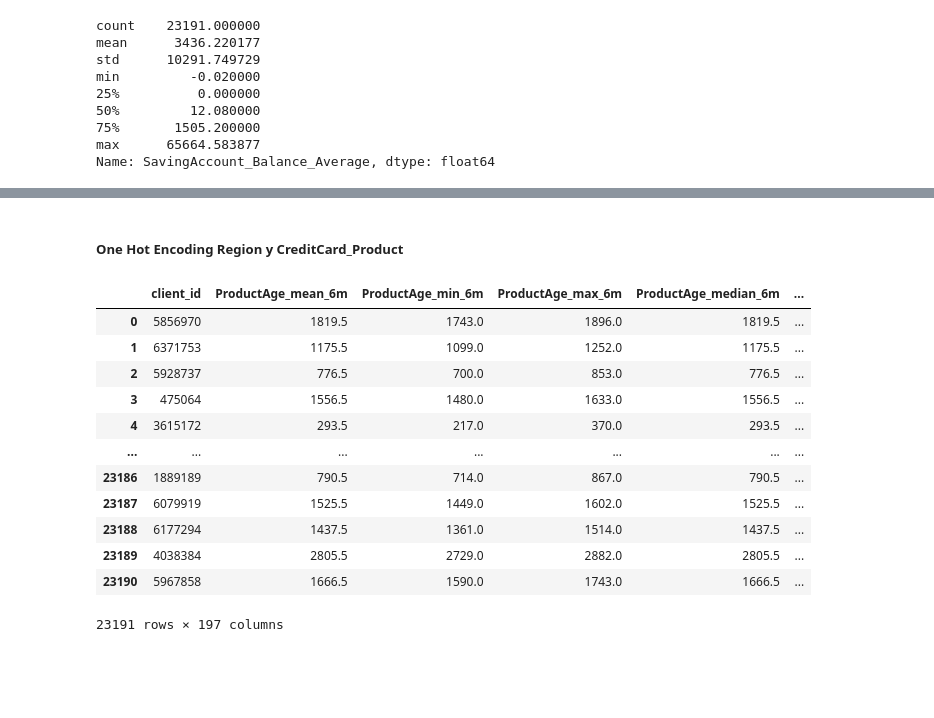
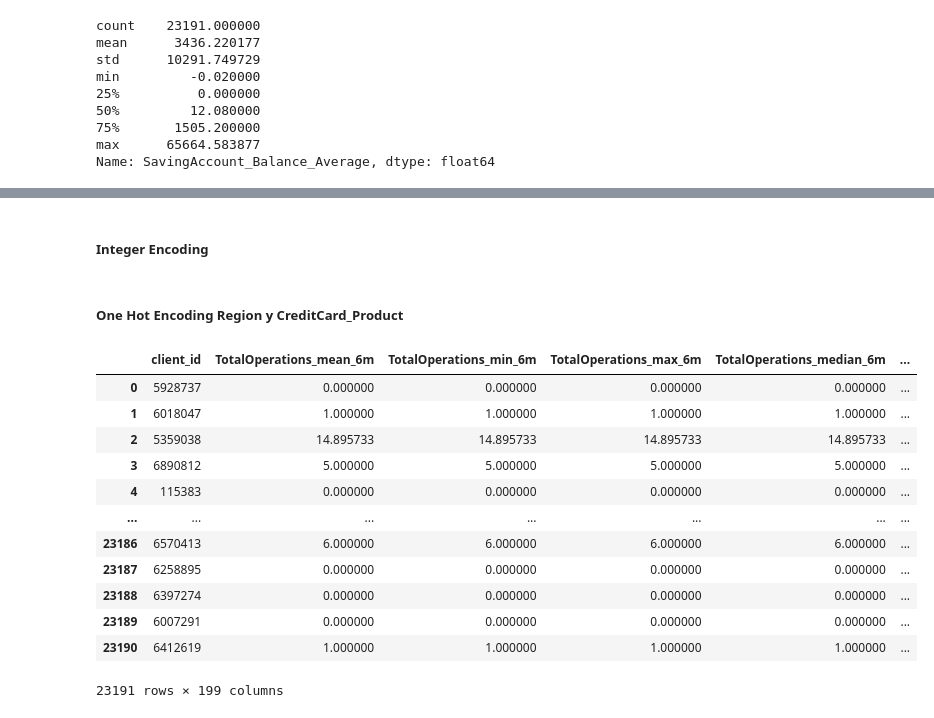
Before and after one commit to mnigliazzo/ML-Grupo3, a Jupyter notebook: TP_Grupo3.ipynb, the cells around one changed output, grey strips where cells are left out. Cells and saved outputs as stored; diff of their text form; code cells hidden in the pictures; blank space fills up the shorter version.

```diff
--- a/TP_Grupo3.ipynb
+++ b/TP_Grupo3.ipynb
@@ -343,7 +402,8 @@ Transform_Features=[
                ,'ProductAge'
                ,'IsLastProductMonth'
                ,'HasAutomaticDebit'
-               ,'HasInsurance']
+               ,'HasInsurance'
+               ,'TotalOperations']
 # SavingAccount_Percent_Credit
 data_training['SavingAccount_Percent_Credit']=data_training['SavingAccount_Credits_Amounts']/data_training['SavingAccount_Total_Amount']
 data_training['SavingAccount_Percent_Credit']=data_training['SavingAccount_Percent_Credit'].fillna(0)
@@ -360,6 +420,11 @@ data_training['HasAutomaticDebit']=data_training['CreditCard_Spending_Aut_Debits
 #HasInsurance
 data_training['HasInsurance']=data_training['Insurance_Life']+data_training['Insurance_Home']+data_training['Insurance_Accidents']+data_training['Insurance_Mobile']+data_training['Insurance_ATM']+data_training['Insurance_Unemployment']>0
 
+# TotalOperations
+data_training['TotalOperations'] = data_training['Operations_Bank'] + data_training['Operations_Terminal'] \
+                                + data_training['Operations_HomeBanking'] + data_training['Operations_Mobile'] \
+                                + data_training['Operations_Ivr'] + data_training['Operations_Telemarketer'] \
+                                + data_training['Operations_ATM']
 Transform_Features_client=Transform_Features
 Transform_Features_client.append('client_id')
 Transform_Features_client.append('Target')
@@ -396,6 +473,7 @@ Identity_Features=[
                ,'SavingAccount_Transactions_Transactions'
                ,'SavingAccount_Credits_Amounts'
                ,'SavingAccount_Debits_Amounts'
+               ,'Sex_F'
                ,'Region']
 
 Identity_Features_ClientId=Identity_Features
@@ -422,12 +500,14 @@ data_identity
 Features=Identity_Features
 Features.remove('Region')
 Features.remove('CreditCard_Product')
+Features.remove('Sex_F')
 Features.remove('client_id')
 Features.append('CreditCard_Total_Spending')
 Features.append('SavingAccount_Total_Amount')
 Features.append('SavingAccount_Balance_Average')
 Features.append('SavingAccount_Percent_Credit')
 Features.append('ProductAge')
+Features.append('TotalOperations')
 print(Features)
 # %% [output]
 ['CreditCard_Total_Limit', 'CreditCard_Spending_Installments', 'CreditCard_Spending_CrossBoarder', 'CreditCard_Revolving', 'CreditCard_Balance_ARG', 'CreditCard_Balance_DOLLAR', 'SavingAccount_Days_wi ...
@@ -583,28 +664,42 @@ Three sigma  62197.475153361724
+# %% [markdown]
+##### Integer Encoding
+# %%
+di = {
+'Menor a 18 años': 1,
+'Entre 18 y 29 años': 1,
+'Entre 30 y 39 años': 2,
+'Entre 40 y 49 años': 3,
+'Entre 50 y 59 años': 4,
+'Entre 60 y 64 años': 5,
+'Entre 65 y 69 años': 6,
+'Mayor a 70 años': 7
+ }
+abt['Client_Age_grp'] = abt['Client_Age_grp'].map(di)
 # %% [markdown]
 ##### One Hot Encoding Region y CreditCard_Product
 # %%
-categorical_columns=['Region','CreditCard_Product','Client_Age_grp']
+categorical_columns=['Region','CreditCard_Product']
 for col in categorical_columns:
     abt[col]=abt[col].astype('category')
     tmp=abt[[col]].drop_duplicates().sort_values(by=col,ascending=True)
     tmp_onehot=pd.get_dummies(tmp,dummy_na=False)
 
     df_encoded = pd.concat([tmp, tmp_onehot], axis=1)
     df_encoded
     abt=abt.merge(df_encoded,how='left',on=col)
 abt.drop(columns=categorical_columns,inplace=True)
 abt
 # %% [output]
-|  | client_id | ProductAge_mean_6m | ProductAge_min_6m | ProductAge_max_6m | ProductAge_median_6m | ... |
-| 0 | 5856970 | 1819.5 | 1743.0 | 1896.0 | 1819.5 | ... |
-| 1 | 6371753 | 1175.5 | 1099.0 | 1252.0 | 1175.5 | ... |
-| 2 | 5928737 | 776.5 | 700.0 | 853.0 | 776.5 | ... |
-| 3 | 475064 | 1556.5 | 1480.0 | 1633.0 | 1556.5 | ... |
-| 4 | 3615172 | 293.5 | 217.0 | 370.0 | 293.5 | ... |
+|  | client_id | TotalOperations_mean_6m | TotalOperations_min_6m | TotalOperations_max_6m | TotalOperations_median_6m | ... |
+| 0 | 5928737 | 0.000000 | 0.000000 | 0.000000 | 0.000000 | ... |
+| 1 | 6018047 | 1.000000 | 1.000000 | 1.000000 | 1.000000 | ... |
+| 2 | 5359038 | 14.895733 | 14.895733 | 14.895733 | 14.895733 | ... |
+| 3 | 6890812 | 5.000000 | 5.000000 | 5.000000 | 5.000000 | ... |
+| 4 | 115383 | 0.000000 | 0.000000 | 0.000000 | 0.000000 | ... |
 | ... | ... | ... | ... | ... | ... | ... |
-| 23186 | 1889189 | 790.5 | 714.0 | 867.0 | 790.5 | ... |
-| 23187 | 6079919 | 1525.5 | 1449.0 | 1602.0 | 1525.5 | ... |
-| 23188 | 6177294 | 1437.5 | 1361.0 | 1514.0 | 1437.5 | ... |
-| 23189 | 4038384 | 2805.5 | 2729.0 | 2882.0 | 2805.5 | ... |
-| 23190 | 5967858 | 1666.5 | 1590.0 | 1743.0 | 1666.5 | ... |
+| 23186 | 6570413 | 6.000000 | 6.000000 | 6.000000 | 6.000000 | ... |
+| 23187 | 6258895 | 0.000000 | 0.000000 | 0.000000 | 0.000000 | ... |
+| 23188 | 6397274 | 0.000000 | 0.000000 | 0.000000 | 0.000000 | ... |
+| 23189 | 6007291 | 0.000000 | 0.000000 | 0.000000 | 0.000000 | ... |
+| 23190 | 6412619 | 1.000000 | 1.000000 | 1.000000 | 1.000000 | ... |
-23191 rows × 197 columns
+23191 rows × 199 columns
```
Also changed, not shown: parts of 24 cells of this notebook.
